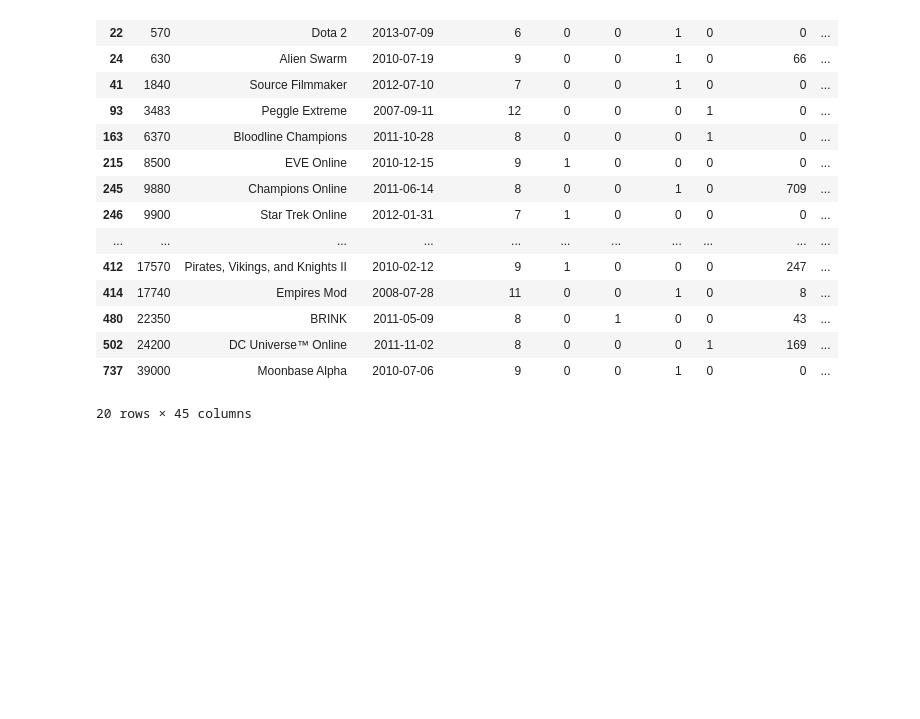
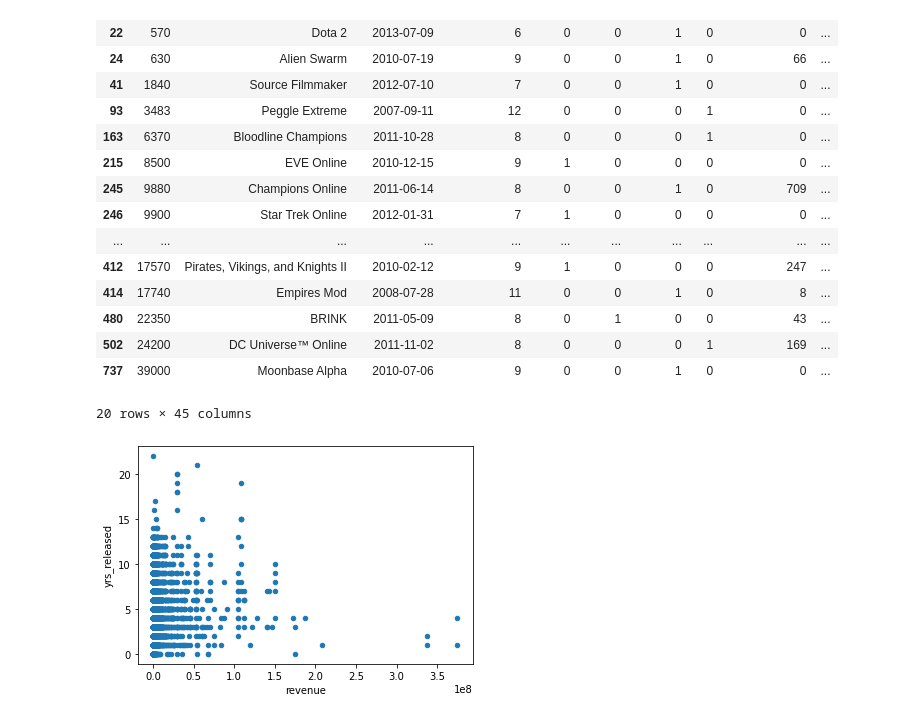
Before and after one commit to divzueri/Data-Science-Projects, a Jupyter notebook: SteamGames/notebooks/4_Preprocessing and Modeling.ipynb, the cells around one changed output. Saved outputs shown, nothing was run; the diff lists cells and outputs as text; code cells hidden in the pictures; blank space fills up the shorter version.

```diff
--- a/SteamGames/notebooks/4_Preprocessing and Modeling.ipynb
+++ b/SteamGames/notebooks/4_Preprocessing and Modeling.ipynb
@@ -571,3 +571,7 @@ See the caveats in the documentation: https://pandas.pydata.org/pandas-docs/stab
 | 502 | 24200 | DC Universe™ Online | 2011-11-02 | 8 | 0 | 0 | 0 | 1 | 169 | ... |
 | 737 | 39000 | Moonbase Alpha | 2010-07-06 | 9 | 0 | 0 | 1 | 0 | 0 | ... |
 20 rows × 45 columns
+# %%
+paid_games.plot.scatter(x='revenue', y='yrs_released');
+# %% [output]
+[figure, added]
```
Also changed, not shown: parts of 25 cells of this notebook, 1 other file.
